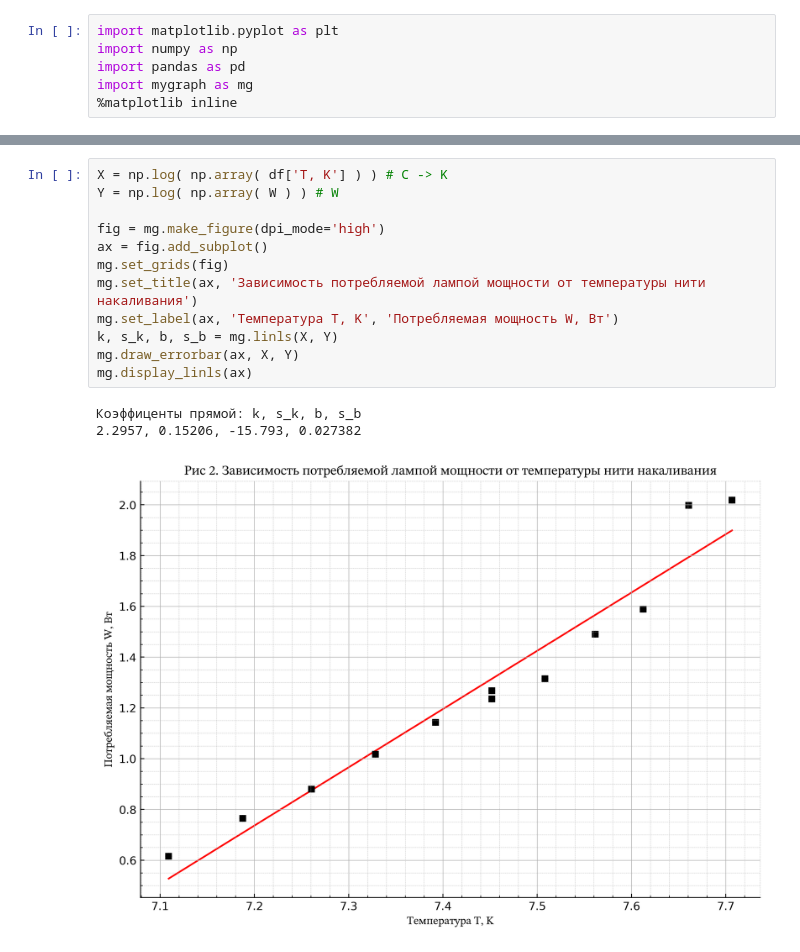
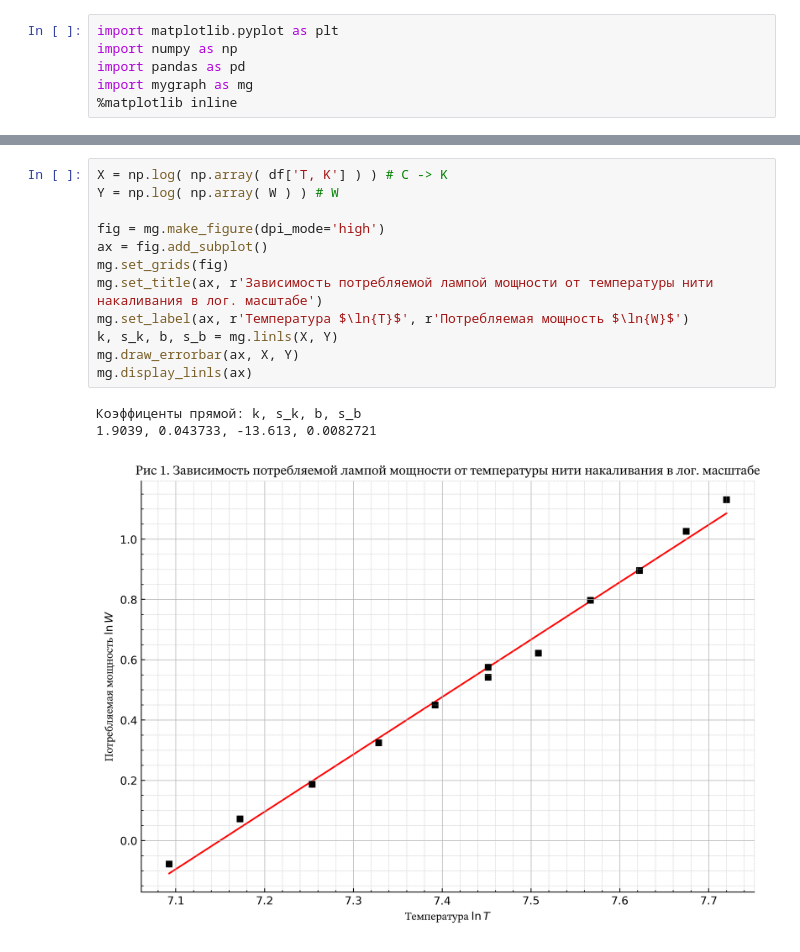
Before and after one commit to alxlnx/labs, a Jupyter notebook: 5.8.1/5.8.1.ipynb, the cells around one changed output, grey strips where cells are left out. Drawn from its saved outputs; the diff is of its cells as text.

```diff
--- a/5.8.1/5.8.1.ipynb
+++ b/5.8.1/5.8.1.ipynb
@@ -18,16 +32,16 @@ W = df['V'] * df['I']
 # %%
 X = np.log( np.array( df['T, K'] ) ) # C -> K
 Y = np.log( np.array( W ) ) # W
 
 fig = mg.make_figure(dpi_mode='high')
 ax = fig.add_subplot()
 mg.set_grids(fig)
-mg.set_title(ax, 'Зависимость потребляемой лампой мощности от температуры нити накаливания')
-mg.set_label(ax, 'Температура T, K', 'Потребляемая мощность W, Вт')
+mg.set_title(ax, r'Зависимость потребляемой лампой мощности от температуры нити накаливания в лог. масштабе')
+mg.set_label(ax, r'Температура $\ln{T}$', r'Потребляемая мощность $\ln{W}$')
 k, s_k, b, s_b = mg.linls(X, Y)
 mg.draw_errorbar(ax, X, Y)
 mg.display_linls(ax)
 # %% [output]
 Коэффиценты прямой: k, s_k, b, s_b
-2.2957, 0.15206, -15.793, 0.027382
+1.9039, 0.043733, -13.613, 0.0082721
-[figure, old version]
+[figure, new version]
```
Also changed, not shown: parts of 2 cells of this notebook, 2 other files.
